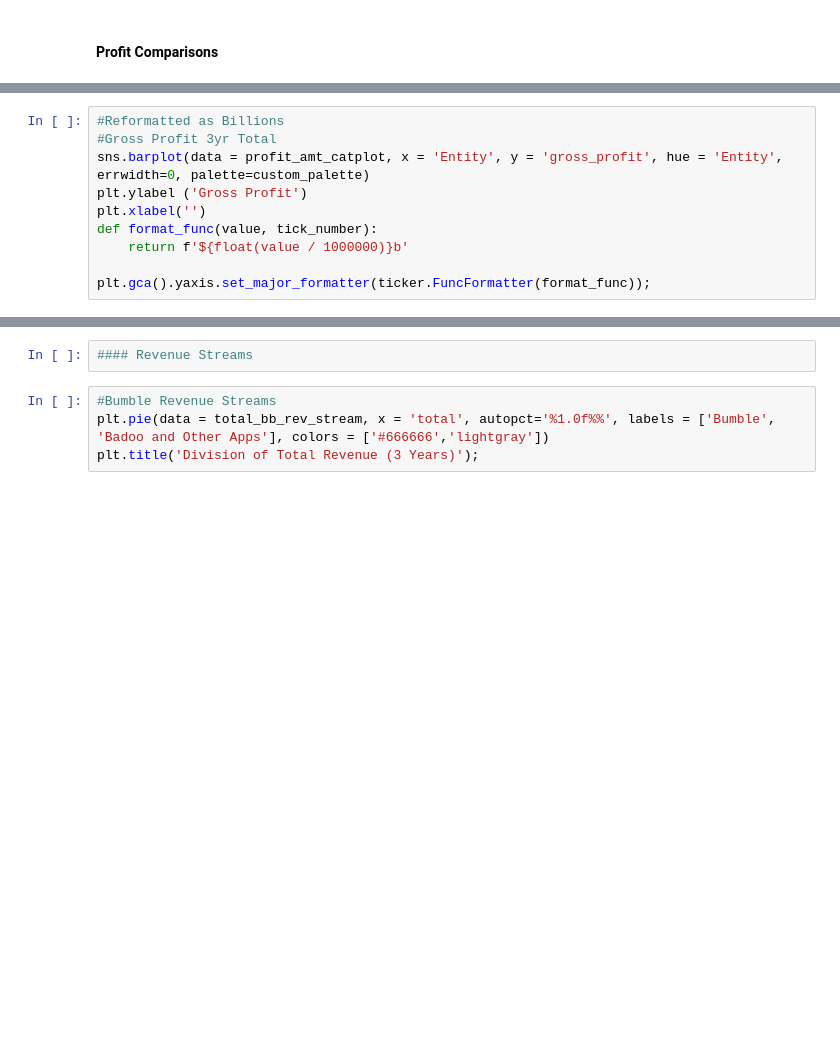
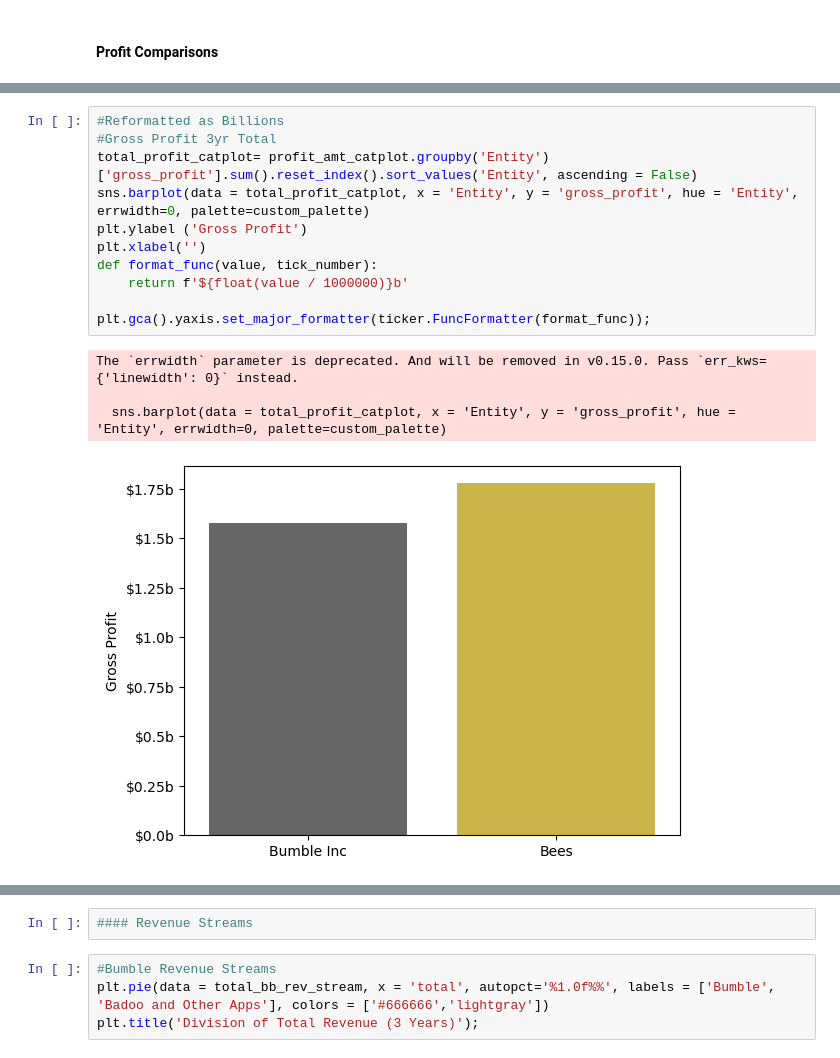
Before and after one commit to aubreepiep/bumble-vs-honeybees, a Jupyter notebook: notebooks/Capstone.ipynb, the cells around one changed output, grey strips where cells are left out. Cells and saved outputs as stored; diff of their text form; blank space fills up the shorter version.

```diff
--- a/notebooks/Capstone.ipynb
+++ b/notebooks/Capstone.ipynb
@@ -313,13 +405,19 @@ plt.xlabel('');
 # %%
 #Reformatted as Billions
 #Gross Profit 3yr Total
-sns.barplot(data = profit_amt_catplot, x = 'Entity', y = 'gross_profit', hue = 'Entity', errwidth=0, palette=custom_palette)
+total_profit_catplot= profit_amt_catplot.groupby('Entity')['gross_profit'].sum().reset_index().sort_values('Entity', ascending = False)
+sns.barplot(data = total_profit_catplot, x = 'Entity', y = 'gross_profit', hue = 'Entity', errwidth=0, palette=custom_palette)
 plt.ylabel ('Gross Profit')
 plt.xlabel('')
 def format_func(value, tick_number):
     return f'${float(value / 1000000)}b'
 
 plt.gca().yaxis.set_major_formatter(ticker.FuncFormatter(format_func));
+# %% [output]
+The `errwidth` parameter is deprecated. And will be removed in v0.15.0. Pass `err_kws={'linewidth': 0}` instead.
+
+  sns.barplot(data = total_profit_catplot, x = 'Entity', y = 'gross_profit', hue = 'Entity', errwidth=0, palette=custom_palette)
+[figure, added]
 # %%
 #YoY Profit Margin
 profit_comparison = pd.merge(bee_profit_yoy, bumble_profit_yoy, left_on = 'year', right_on = 'Year')
```
Also changed, not shown: parts of 24 cells of this notebook.
